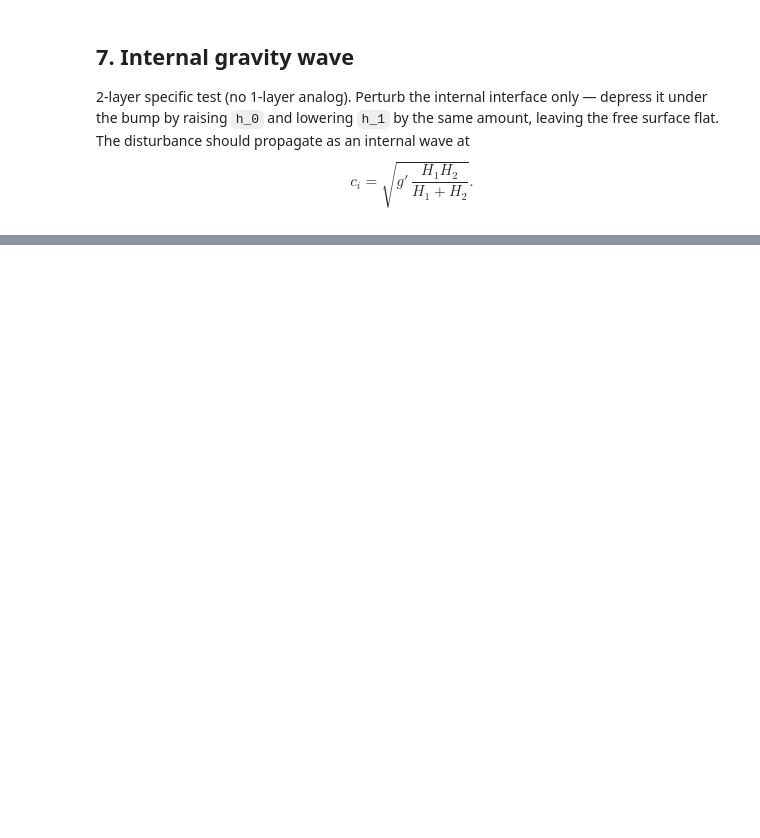
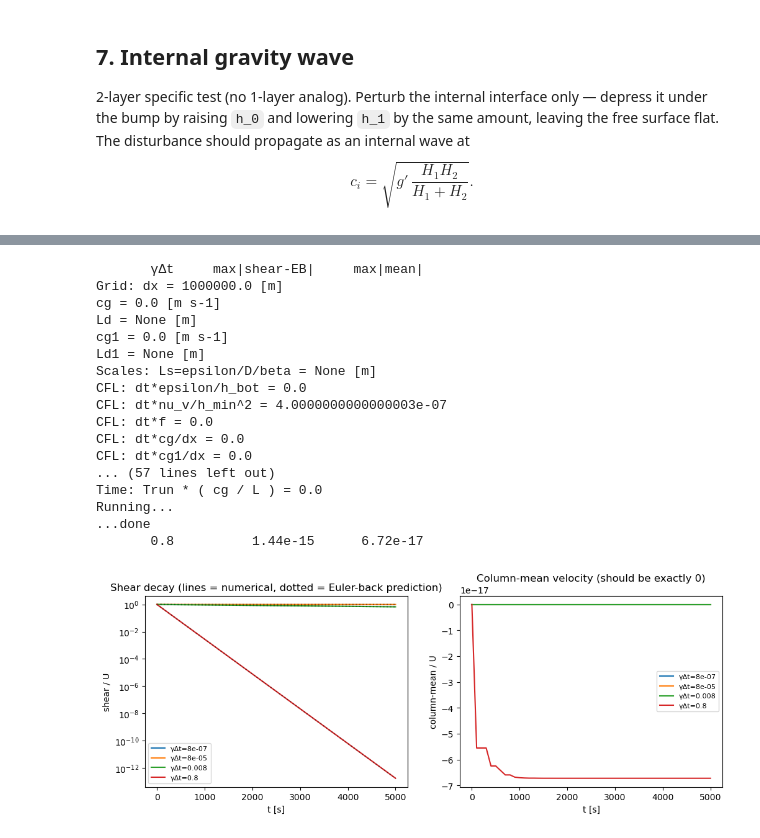
Before and after one commit to ThomasLi0314/OSSWEM_Thomas, a Jupyter notebook: 2-layer-tests.ipynb, the cells around one changed output, grey strips where cells are left out. Cells and saved outputs as stored; diff of their text form; code cells hidden in the pictures; blank space fills up the shorter version.

```diff
--- a/2-layer-tests.ipynb
+++ b/2-layer-tests.ipynb
@@ -219,0 +365,49 @@ ax[1].legend(loc='upper right', fontsize=8);
+# %%
+H = 500.0
+dt = 100.0
+nsteps = 50
+
+fig, (ax_s, ax_m) = plt.subplots(1, 2, figsize=(12, 4))
+print(f'{"γΔt":>10s}  {"max|shear-EB|":>16s}  {"max|mean|":>12s}')
+for nu_v in [1e-3, 1e-1, 1e1, 1e3]:
+    M = SSWEM(1, [0., 0.], [H, H], 1.e6,
+              0., 0.,    # no Coriolis
+              0.,        # no drag
+              0.,        # no lateral viscosity
+              nu_v=nu_v)
+    M.u[0] = +1.0; M.u[1] = -1.0
+    u, v, h, time = M.run(dt, 1, nsteps)
+    shear = 0.5 * (u[:, 0, 0, 0] - u[:, 1, 0, 0])
+    mean  = 0.5 * (u[:, 0, 0, 0] + u[:, 1, 0, 0])
+    gamma = 2 * nu_v / H**2
+    shear_eb = (1.0 + gamma * dt) ** -np.arange(len(time))
+    ax_s.semilogy(time, np.maximum(shear, 1e-30), '-', label=f'γΔt={gamma*dt:.2g}')
+    ax_s.semilogy(time, shear_eb, 'k:', alpha=0.4)
+    ax_m.plot(time, mean, label=f'γΔt={gamma*dt:.2g}')
+    print(f'{gamma*dt:10.3g}  {np.max(np.abs(shear - shear_eb)):16.2e}  {np.max(np.abs(mean)):12.2e}')
+
+ax_s.set_xlabel('t [s]'); ax_s.set_ylabel('shear / U')
+ax_s.set_title('Shear decay (lines = numerical, dotted = Euler-back prediction)')
+ax_s.legend(fontsize=8)
+ax_m.set_xlabel('t [s]'); ax_m.set_ylabel('column-mean / U')
+ax_m.set_title('Column-mean velocity (should be exactly 0)')
+ax_m.legend(fontsize=8);
+# %% [output]
+       γΔt     max|shear-EB|     max|mean|
+Grid: dx = 1000000.0 [m]
+cg = 0.0 [m s-1]
+Ld = None [m]
+cg1 = 0.0 [m s-1]
+Ld1 = None [m]
+Scales: Ls=epsilon/D/beta = None [m]
+CFL: dt*epsilon/h_bot = 0.0
+CFL: dt*nu_v/h_min^2 = 4.0000000000000003e-07
+CFL: dt*f = 0.0
+CFL: dt*cg/dx = 0.0
+CFL: dt*cg1/dx = 0.0
+... (57 lines left out)
+Time: Trun * ( cg / L ) = 0.0
+Running...
+...done
+       0.8          1.44e-15      6.72e-17
+[figure, added]
```
Also changed, not shown: parts of 15 cells of this notebook.
